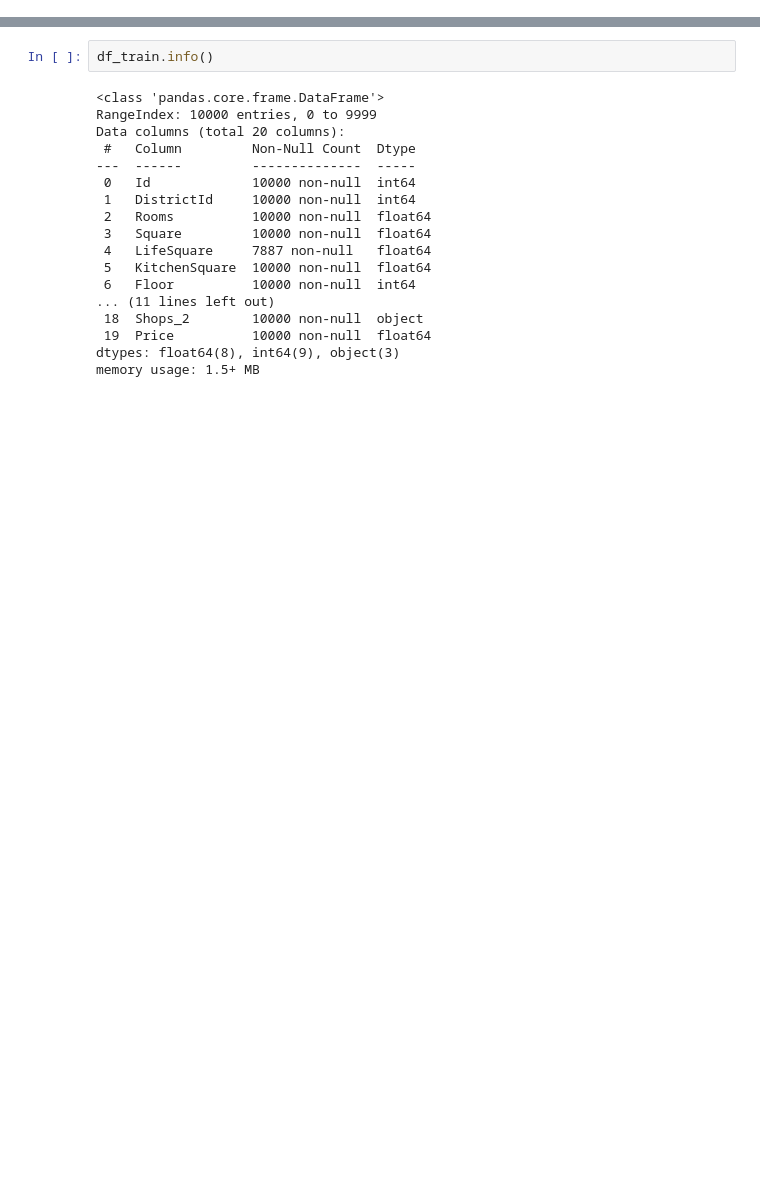
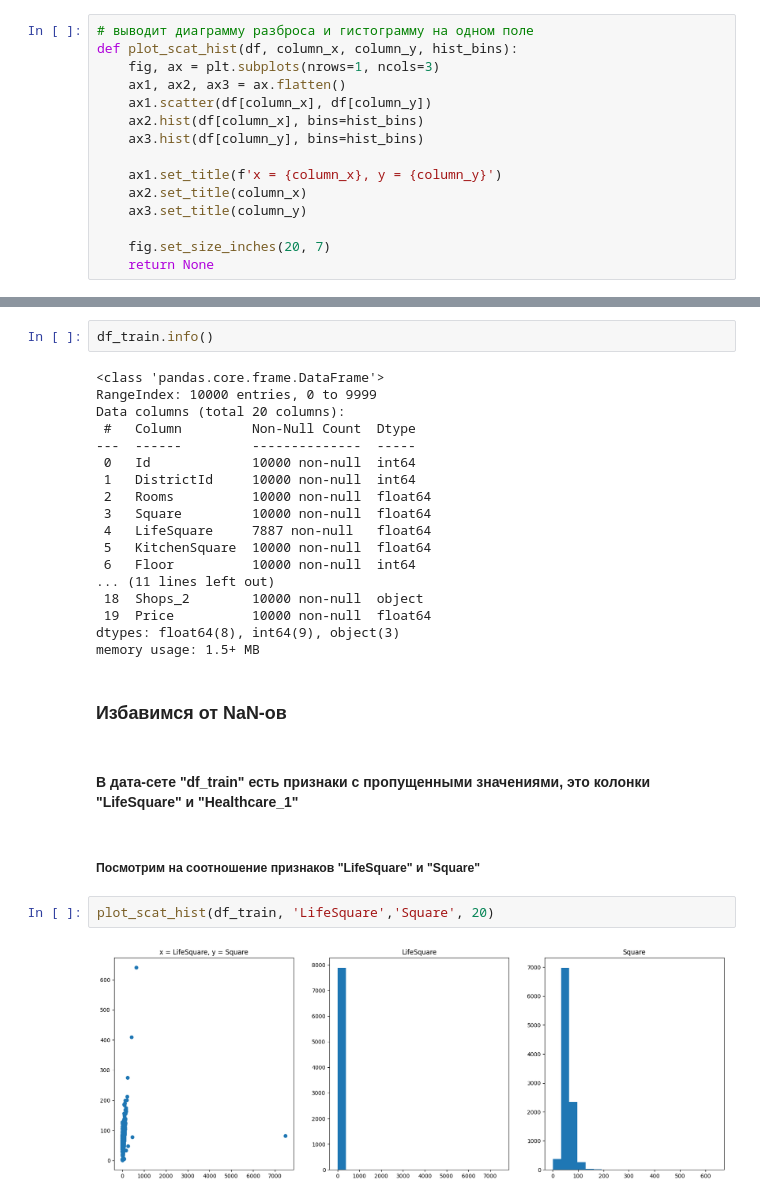
Before and after one commit to nickogee/gb_Python_for_DS, a Jupyter notebook: Course_project/Project.ipynb, the cells around one changed output, grey strips where cells are left out. Cells and saved outputs as stored; diff of their text form; blank space fills up the shorter version.

```diff
--- a/Course_project/Project.ipynb
+++ b/Course_project/Project.ipynb
@@ -5,0 +57,15 @@ import matplotlib.pyplot as plt
+# %%
+# выводит диаграмму разброса и гистограмму на одном поле
+def plot_scat_hist(df, column_x, column_y, hist_bins):
+    fig, ax = plt.subplots(nrows=1, ncols=3)
+    ax1, ax2, ax3 = ax.flatten()
+    ax1.scatter(df[column_x], df[column_y])
+    ax2.hist(df[column_x], bins=hist_bins)
+    ax3.hist(df[column_y], bins=hist_bins)
+
+    ax1.set_title(f'x = {column_x}, y = {column_y}')
+    ax2.set_title(column_x)
+    ax3.set_title(column_y)
+
+    fig.set_size_inches(20, 7)
+    return None
@@ -69,3 +117,13 @@ Data columns (total 20 columns):
  19  Price          10000 non-null  float64
 dtypes: float64(8), int64(9), object(3)
 memory usage: 1.5+ MB
+# %% [markdown]
+### Избавимся от NaN-ов
+# %% [markdown]
+#### В дата-сете "df_train" есть признаки с пропущенными значениями, это  колонки "LifeSquare" и "Healthcare_1"
+# %% [markdown]
+##### Посмотрим на соотношение признаков "LifeSquare" и "Square"
+# %%
+plot_scat_hist(df_train, 'LifeSquare','Square', 20)
+# %% [output]
+[figure, added]
```
Also changed, not shown: parts of 23 cells of this notebook, 1 other file.
